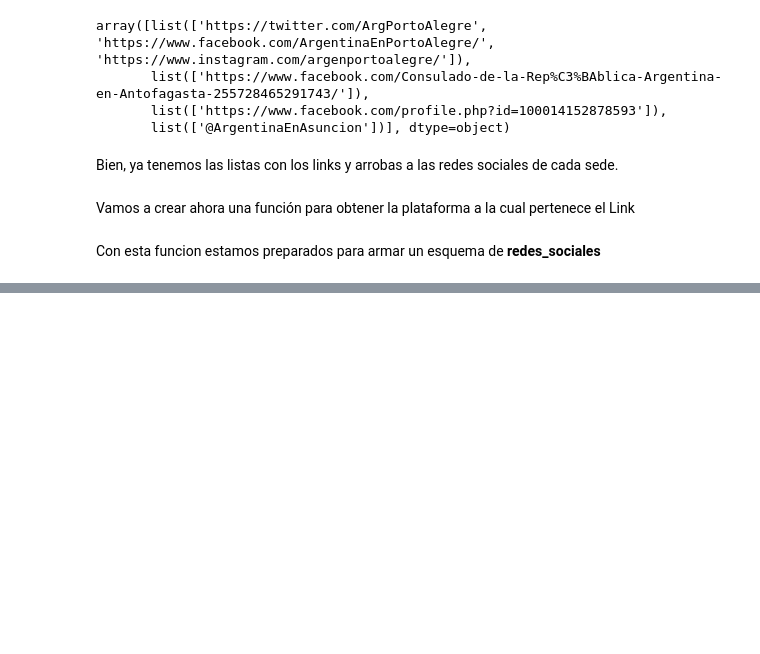
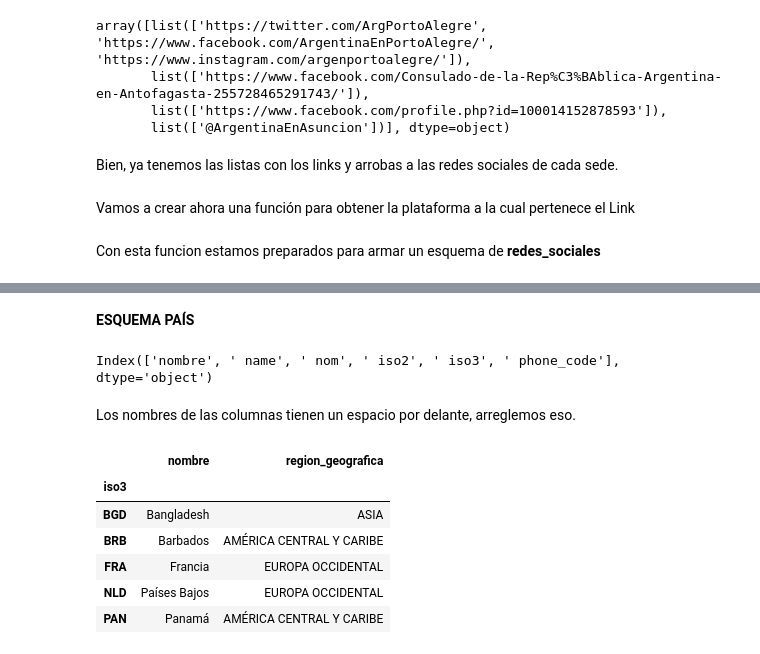
Before and after one commit to Empromptu/Inversion-extranjera-en-Argentina, a Jupyter notebook: notas.ipynb, the cells around one changed output, grey strips where cells are left out. Cells and saved outputs as stored; diff of their text form; code cells hidden in the pictures; blank space fills up the shorter version.

```diff
--- a/notas.ipynb
+++ b/notas.ipynb
@@ -388,0 +471,31 @@ for i, sede in df_sedes_completo.iterrows():
+# %% [markdown]
+**ESQUEMA PAÍS**
+# %%
+df_paises.columns
+# %% [output]
+Index(['nombre', ' name', ' nom', ' iso2', ' iso3', ' phone_code'], dtype='object')
+# %% [markdown]
+Los nombres de las columnas tienen un espacio por delante, arreglemos eso.
+# %%
+df_paises.rename(columns={' name':'name', ' nom':'nom', ' iso2':'iso2', ' iso3':'iso3', ' phone_code':'phone_code'},
+                 inplace=True)
+# %%
+consulta_pais = """
+                SELECT DISTINCT p.iso3, p.nombre, s.region_geografica
+                FROM df_sedes_completo s
+                LEFT JOIN df_paises p
+                ON s.pais_iso_3 = p.iso3
+                """
+# %%
+esquema_pais = sql^ consulta_pais
+# %%
+esquema_pais.set_index('iso3', inplace=True)
+esquema_pais.head()
+# %% [output]
+|  | nombre | region_geografica |
+| iso3 |  |  |
+| BGD | Bangladesh | ASIA |
+| BRB | Barbados | AMÉRICA CENTRAL Y CARIBE |
+| FRA | Francia | EUROPA OCCIDENTAL |
+| NLD | Países Bajos | EUROPA OCCIDENTAL |
+| PAN | Panamá | AMÉRICA CENTRAL Y CARIBE |
```
Also changed, not shown: parts of 23 cells of this notebook.
